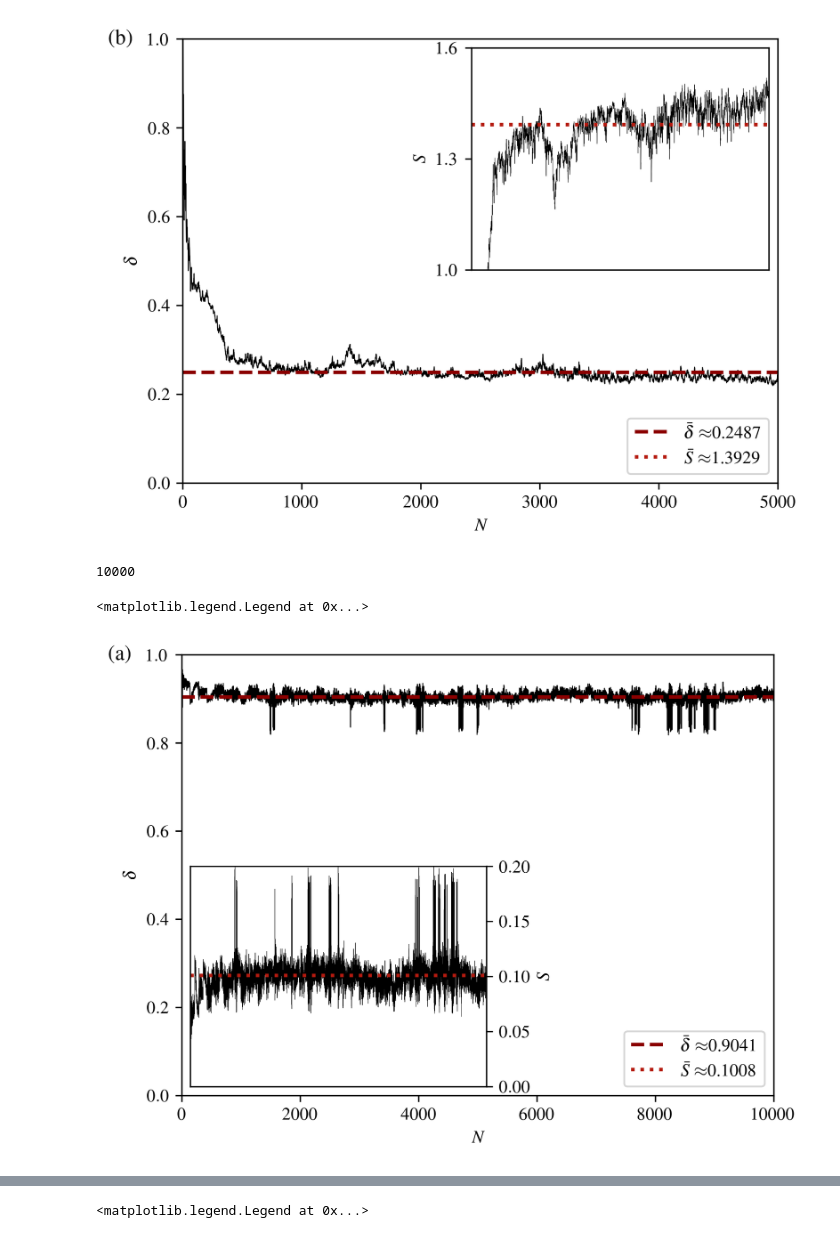
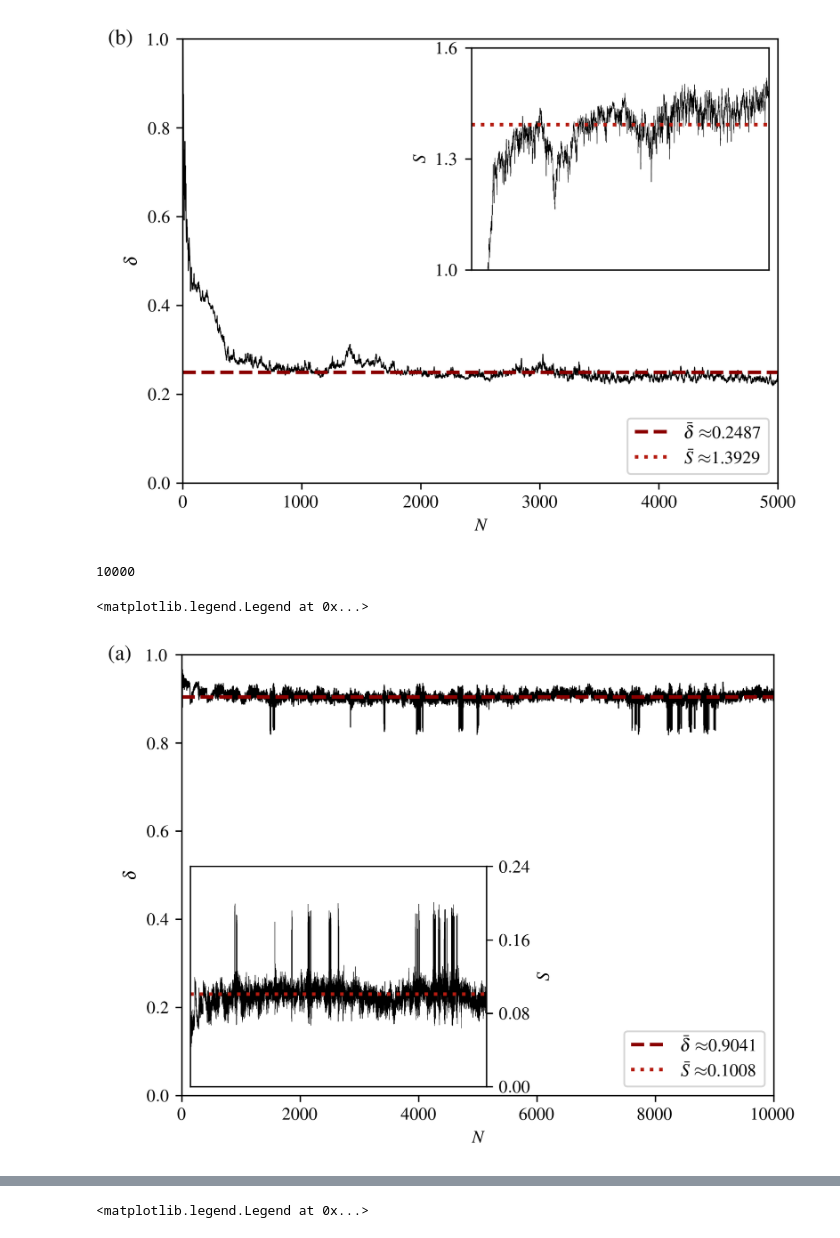
Before and after one commit to Emiliano6754/Correlation-Quantum-Walks, a Jupyter notebook: qsumsplots.ipynb, the cells around one changed output, grey strips where cells are left out. Cells and saved outputs as stored; diff of their text form; code cells hidden in the pictures.

```diff
--- a/qsumsplots.ipynb
+++ b/qsumsplots.ipynb
@@ -94,36 +95,36 @@ t = np.arange(0,T)
 avg = np.average(normQsums[500:])
 avgS = np.average(normentropy[500:])
 variance = np.var(normQsums[500:])
 entropy_variance = np.var(normentropy[500:])
 
 fig = plt.figure(figsize=(6,4.5),dpi=300)
 fig.clear()
 fig.text(0.045,0.88, '(a)', horizontalalignment='center', verticalalignment='center', fontsize=12)
 ax = fig.subplots()
 ax.plot(t, normQsums,'k-', lw=0.5)
 ax.set_xlim(0,T)
 ax.set_xlabel(r'$N$')
 ax.set_ylim(0,max(normQsums))
 # ax.set_ylim(0,7)
 ax.set_ylabel(r'$\delta$')
 ax.plot((0,T),(avg,avg),'--', label = r'$\bar{\delta} \approx $' + str(avg)[:6],lw=2,color="darkred")
 ax.plot((0,T),(1000,1000),':', label = r'$\bar{S} \approx $' + str(avgS)[:6],lw=2,color="#b51b10")
 inset = inset_axes(ax,width="50%",height="50%",loc="lower left")
 inset.plot(t, normentropy, 'k-', lw=0.2)
 inset.plot((0,T),(avgS,avgS),':', label = r'$\bar{\delta} \approx $' + str(avg)[:6],lw=2,color="#b51b10")
 inset.set_xlim(0,T)
 inset.set_ylabel(r'$S$')
 inset.tick_params(labelleft = True,labelbottom = False, labelright = False)
 inset.tick_params(axis='x',width=0)
-inset.set_ylim(0,0.2)
-# inset.yaxis.set_ticks([1,1.3,1.6])
+inset.set_ylim(0,0.24)
+inset.yaxis.set_ticks(np.arange(0,0.241,0.08))
 inset.yaxis.set_label_position("right")
 inset.yaxis.set_ticks_position("right")
 ax.legend(loc='lower right')
 # %% [output]
 10000
 <matplotlib.legend.Legend at 0x...>
-[figure, old version]
+[figure, new version]
 # %%
 n_qubits = 10
 interaction_pattern = "r"
```
Also changed, not shown: parts of 3 cells of this notebook, 15 other files.
